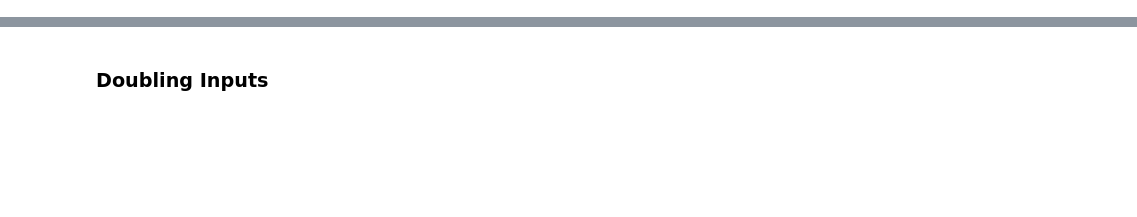
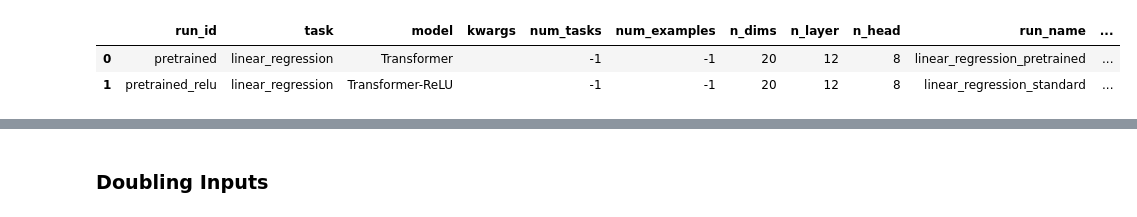
Before and after one commit to nelson-lojo/in-context-learning, a Jupyter notebook: src/eval.ipynb, the cells around one changed output, grey strips where cells are left out. Cells and saved outputs as stored; diff of their text form; code cells hidden in the pictures; blank space fills up the shorter version.

```diff
--- a/src/eval.ipynb
+++ b/src/eval.ipynb
@@ -31,16 +34,2 @@ df  # list all the runs in our run_dir
 | 0 | pretrained | relu_2nn_regression | Transformer | hidden_layer_size=100 | -1 | -1 | 20 | 12 | 8 | relu_2nn_regression_pretrained |
 | 2 | pretrained | sparse_linear_regression | Transformer | sparsity=3 | -1 | -1 | 20 | 12 | 8 | sparse_regression_pretrained |
-# %%
-task = "linear_regression"
-# task = "sparse_linear_regression"
-# task = "decision_tree"
-# task = "relu_2nn_regression"
-# task = "linear_regression_relu_attn"
-
-run_id = "95b643f2-b2d0-4a56-abfc-cc07f5871273"  # if you train more models, replace with the run_id from the table above
-
-run_path = os.path.join(run_dir, task, run_id)
-recompute_metrics = False
-
-if recompute_metrics:
-    get_run_metrics(run_path)  # these are normally precomputed at the end of training
@@ -99 +36,16 @@ for name, metric in metrics.items():
+# %%
+task: Union[
+    Literal["linear_regression"],
+    Literal["sparse_linear_regression"],
+    Literal["decision_tree"],
+    Literal["relu_2nn_regression"]
+] = "linear_regression"
+
+models = df[df.task == task].reset_index(drop=True)
+models["run_path"] = models.apply(lambda row: os.path.join(run_dir, row['task'], row['run_id']), axis=1)
+models
+# %% [output]
+|  | run_id | task | model | kwargs | num_tasks | num_examples | n_dims | n_layer | n_head | run_name | ... |
+| 0 | pretrained | linear_regression | Transformer |  | -1 | -1 | 20 | 12 | 8 | linear_regression_pretrained | ... |
+| 1 | pretrained_relu | linear_regression | Transformer-ReLU |  | -1 | -1 | 20 | 12 | 8 | linear_regression_standard | ... |
 # %% [markdown]
```
Also changed, not shown: parts of 50 cells of this notebook, 2 other files.
